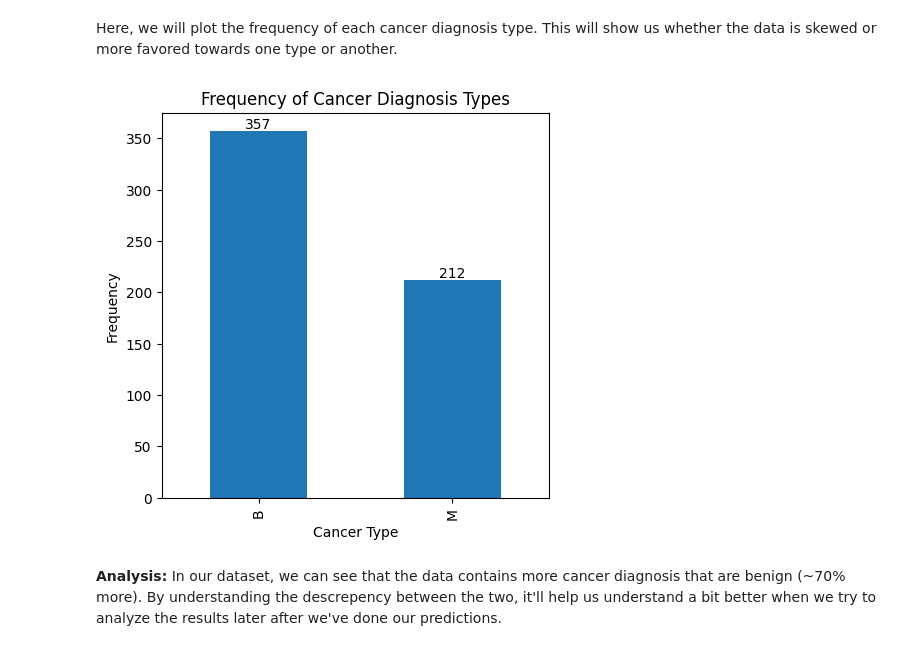
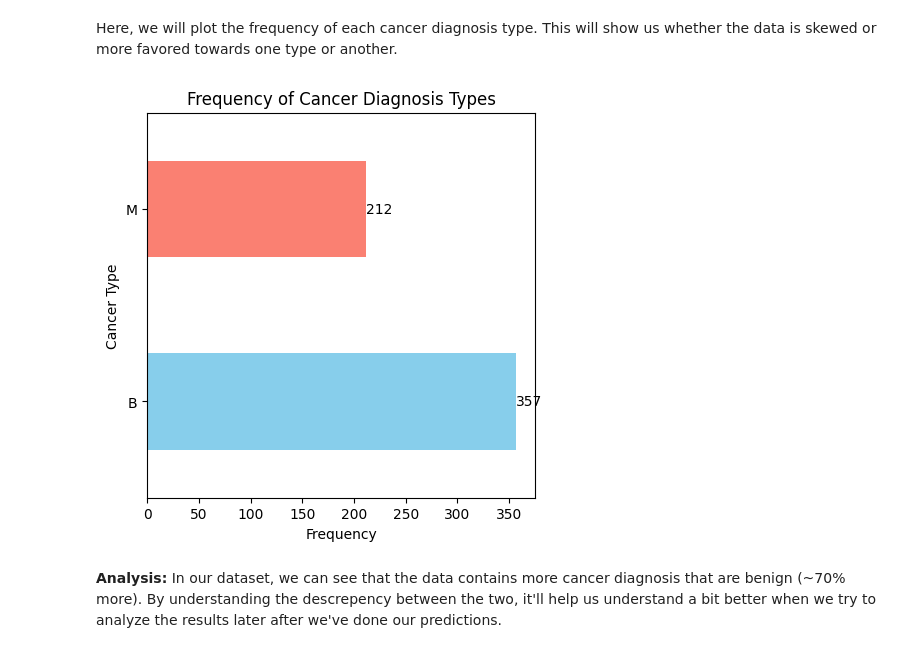
Before and after one commit to rx24race/csca5632, a Jupyter notebook: cancer-diagnosis-type-classification.ipynb, the cells around one changed output. Cells and saved outputs as stored; diff of their text form; code cells hidden in the pictures.

```diff
--- a/cancer-diagnosis-type-classification.ipynb
+++ b/cancer-diagnosis-type-classification.ipynb
@@ -126,15 +128,15 @@ Name: count, dtype: int64
 Here, we will plot the frequency of each cancer diagnosis type. This will show us whether the data is skewed or more favored towards one type or another.
 # %%
 plt.figure(figsize=(5, 5))
-data['diagnosis'].value_counts().plot(kind='bar')
+data['diagnosis'].value_counts().plot(kind='barh', color=['skyblue', 'salmon'])
 plt.title('Frequency of Cancer Diagnosis Types', fontsize=12)
-plt.xlabel('Cancer Type', fontsize=10)
-plt.ylabel('Frequency', fontsize=10)
+plt.xlabel('Frequency', fontsize=10)
+plt.ylabel('Cancer Type', fontsize=10)
 for index, value in enumerate(data['diagnosis'].value_counts()):
-    plt.text(index, value, str(value), ha='center', va='bottom', fontsize=10)
+    plt.text(value, index, str(value), ha='left', va='center', fontsize=10)
 plt.show()
 # %% [output]
-[figure, old version]
+[figure, new version]
 # %% [markdown]
 **Analysis:**
 In our dataset, we can see that the data contains more cancer diagnosis that are benign (~70% more). By understanding the descrepency between the two, it'll help us understand a bit better when we try to analyze the results later after we've done our predictions.
```
Also changed, not shown: parts of 16 cells of this notebook.
